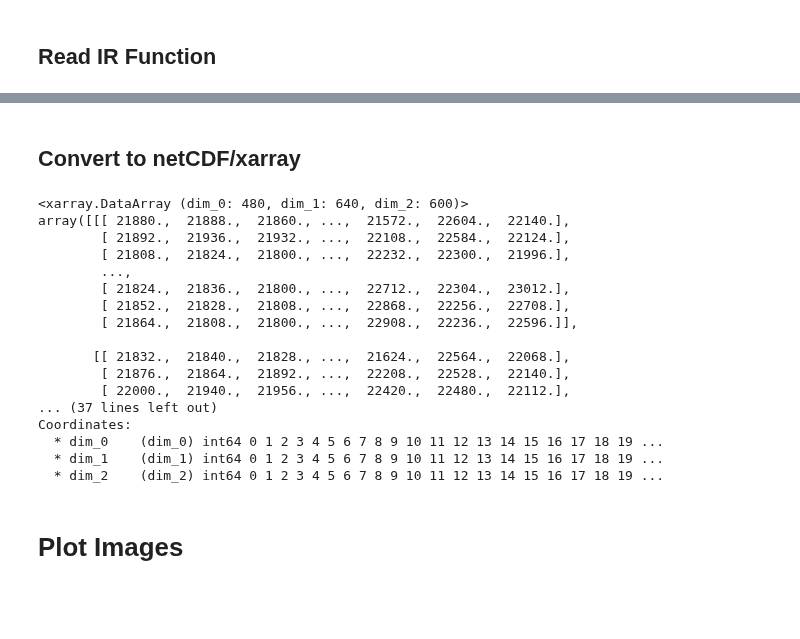
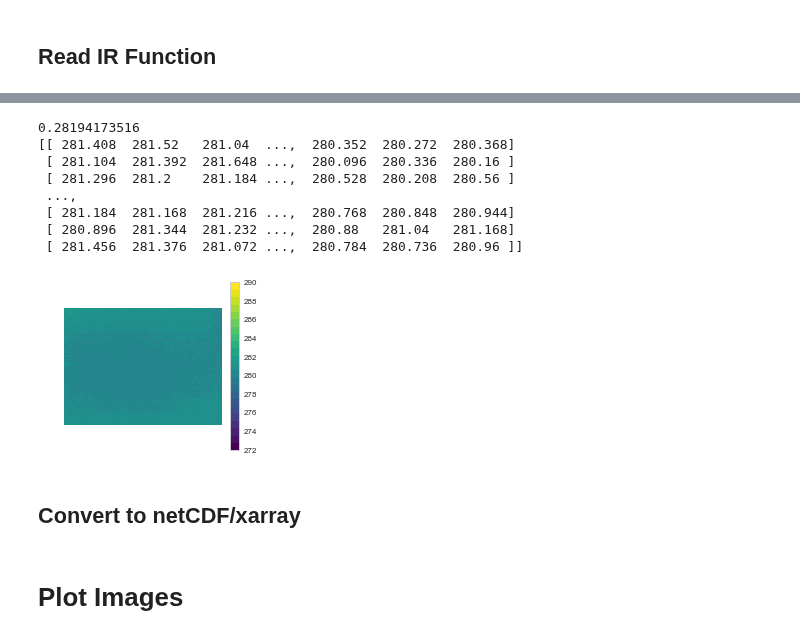
Before and after one commit to klapo/TurbulenceFeedbacks, a Jupyter notebook: TF.SNQ.IR_Flights_Movie.ipynb, the cells around one changed output, grey strips where cells are left out. Cells and saved outputs as stored; diff of their text form; code cells hidden in the pictures; blank space fills up the shorter version.

```diff
--- a/TF.SNQ.IR_Flights_Movie.ipynb
+++ b/TF.SNQ.IR_Flights_Movie.ipynb
@@ -218,23 +235,21 @@ for j in np.arange(0, numFrames):
+# %%
+j = 109
+fig, ax = plt.subplots(1, 1, figsize=(3.5, 3))
+im = ax.imshow(binDataOut[:, :, j] / 250 + 194, interpolation='nearest',
+               cmap=cmap, vmin=cmin, vmax=cmax)
+ax.set_axis_off()
+fig.colorbar(im)
+print(np.std(binDataOut[:, :, j].flatten() / 250 + 194))
+print(binDataOut[:, :, j] / 250 + 194)
+# %% [output]
+0.28194173516
+[[ 281.408  281.52   281.04  ...,  280.352  280.272  280.368]
+ [ 281.104  281.392  281.648 ...,  280.096  280.336  280.16 ]
+ [ 281.296  281.2    281.184 ...,  280.528  280.208  280.56 ]
+ ...,
+ [ 281.184  281.168  281.216 ...,  280.768  280.848  280.944]
+ [ 280.896  281.344  281.232 ...,  280.88   281.04   281.168]
+ [ 281.456  281.376  281.072 ...,  280.784  280.736  280.96 ]]
+[figure, added]
 # %% [markdown]
 ## Convert to netCDF/xarray
-# %%
-brightTemp_Flight = xr.DataArray(binDataOut)
-print(brightTemp_Flight)
-# %% [output]
-<xarray.DataArray (dim_0: 480, dim_1: 640, dim_2: 600)>
-array([[[ 21880.,  21888.,  21860., ...,  21572.,  22604.,  22140.],
-        [ 21892.,  21936.,  21932., ...,  22108.,  22584.,  22124.],
-        [ 21808.,  21824.,  21800., ...,  22232.,  22300.,  21996.],
-        ...,
-        [ 21824.,  21836.,  21800., ...,  22712.,  22304.,  23012.],
-        [ 21852.,  21828.,  21808., ...,  22868.,  22256.,  22708.],
-        [ 21864.,  21808.,  21800., ...,  22908.,  22236.,  22596.]],
-
-       [[ 21832.,  21840.,  21828., ...,  21624.,  22564.,  22068.],
-        [ 21876.,  21864.,  21892., ...,  22208.,  22528.,  22140.],
-        [ 22000.,  21940.,  21956., ...,  22420.,  22480.,  22112.],
-... (37 lines left out)
-Coordinates:
-  * dim_0    (dim_0) int64 0 1 2 3 4 5 6 7 8 9 10 11 12 13 14 15 16 17 18 19 ...
-  * dim_1    (dim_1) int64 0 1 2 3 4 5 6 7 8 9 10 11 12 13 14 15 16 17 18 19 ...
-  * dim_2    (dim_2) int64 0 1 2 3 4 5 6 7 8 9 10 11 12 13 14 15 16 17 18 19 ...
```
Also changed, not shown: parts of 11 cells of this notebook, 1 other file.
